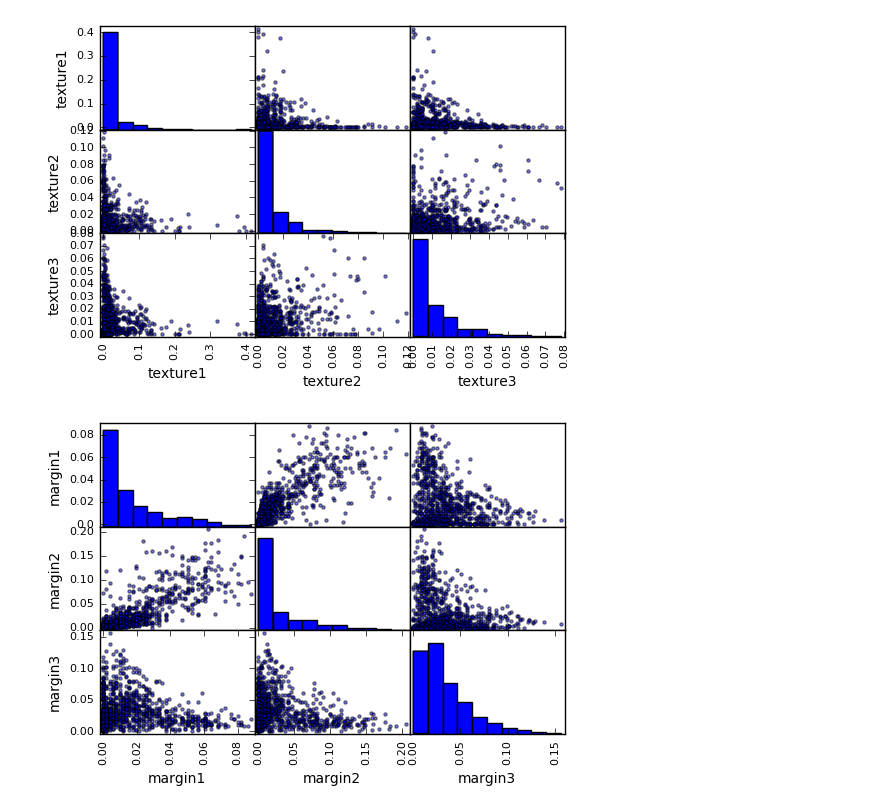
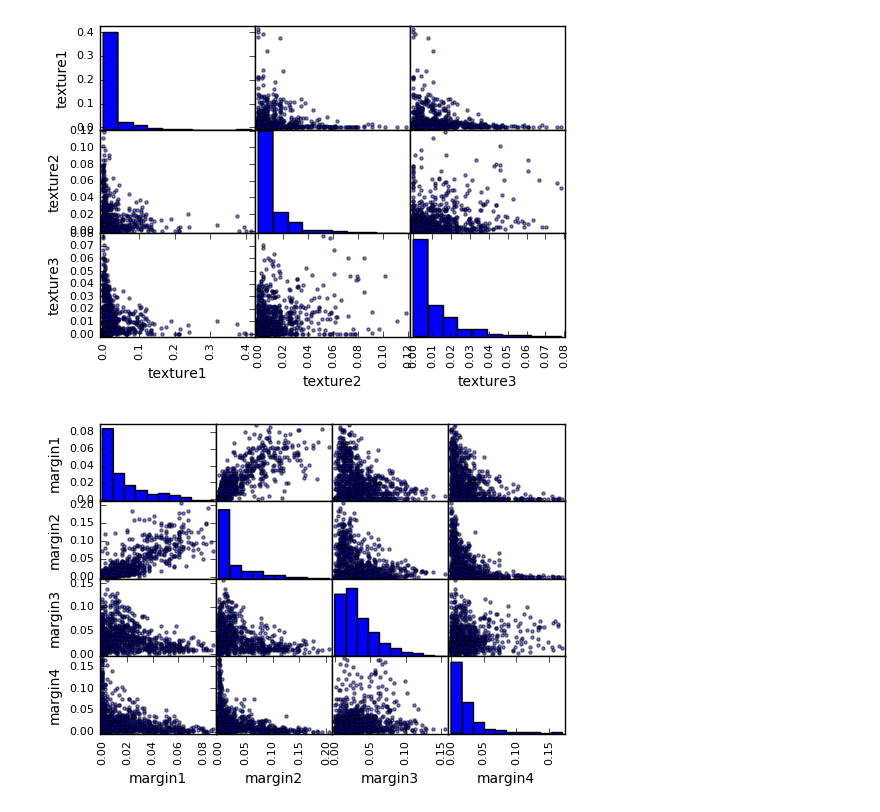
Before and after one commit to KanaadPathak/cs229final, a Jupyter notebook: leaf.ipynb, the cells around one changed output. Drawn from its saved outputs; the diff is of its cells as text; code cells hidden in the pictures.

```diff
--- a/leaf.ipynb
+++ b/leaf.ipynb
@@ -50,8 +48,8 @@ plt.show()
 # %% [output]
 [figure]
 # %%
-margins = df.filter(['margin1', 'margin2', 'margin3'])
+margins = df.filter(['margin1', 'margin2', 'margin3', 'margin4'])
 scatter_matrix(margins)
 plt.show()
 # %% [output]
-[figure, old version]
+[figure, new version]
```
Also changed, not shown: parts of 3 cells of this notebook, 1 other file.
